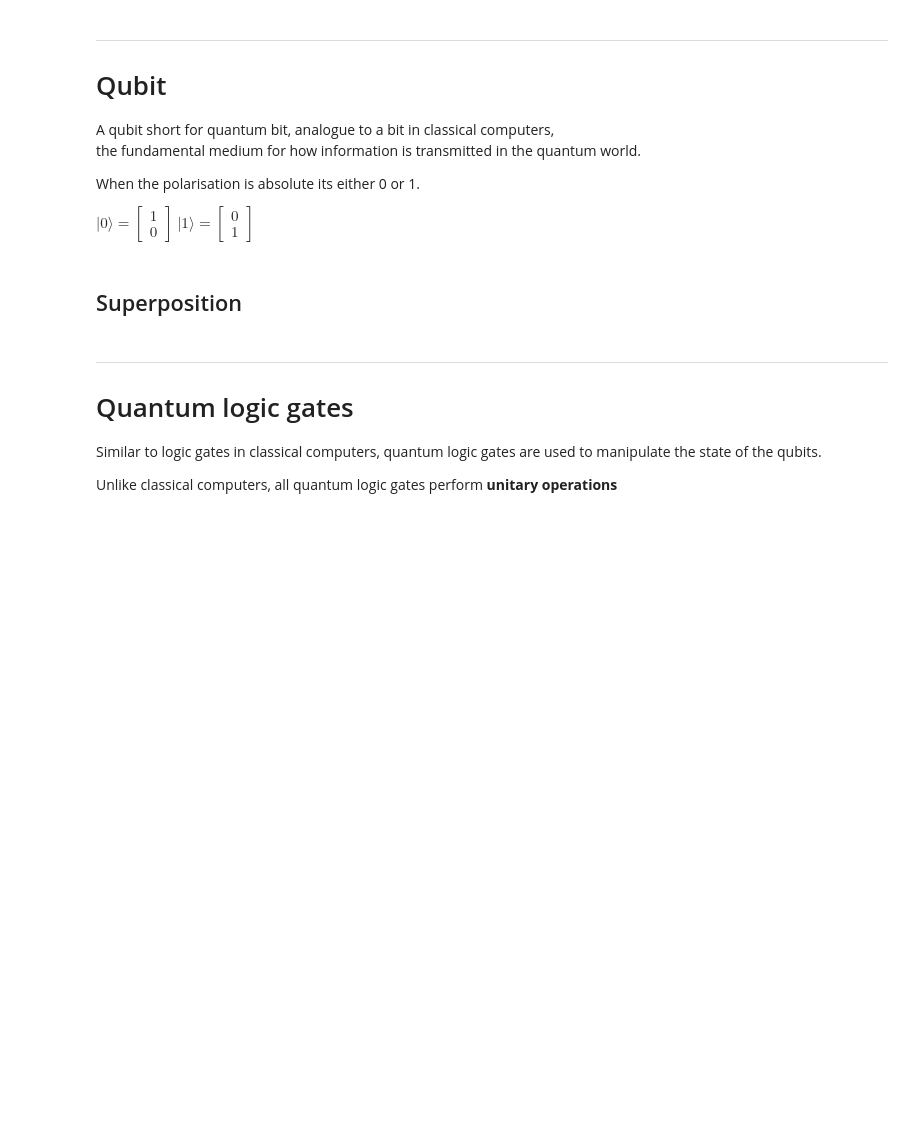
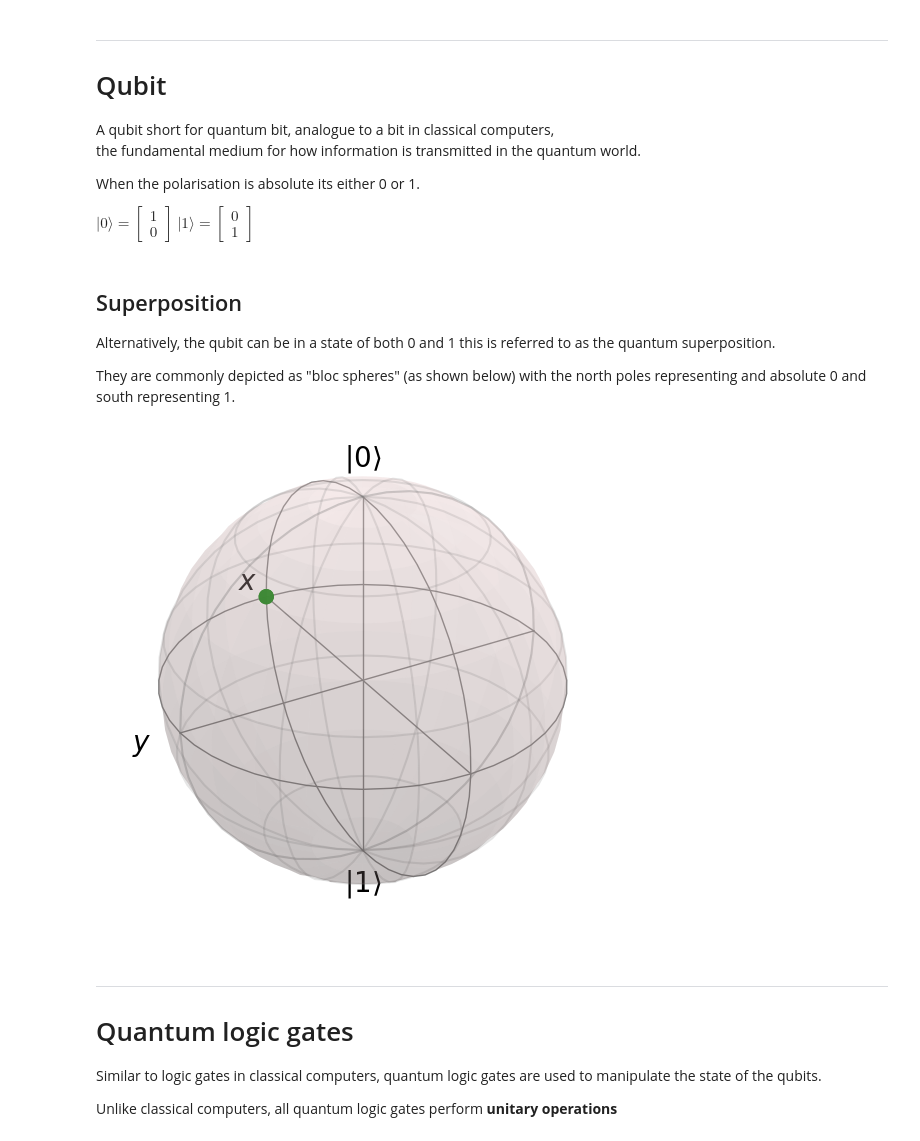
Before and after one commit to G00378925/emerging-technologies, a Jupyter notebook: notebooks/05-quantum-computing.ipynb, the cells around one changed output. Saved outputs shown, nothing was run; the diff lists cells and outputs as text; code cells hidden in the pictures; blank space fills up the shorter version.

Commit message:
Adding Bloc spheres and updates to README

```diff
--- a/notebooks/05-quantum-computing.ipynb
+++ b/notebooks/05-quantum-computing.ipynb
@@ -33,6 +65,30 @@ $|0\rangle = \begin{bmatrix} 1 \\ 0 \end{bmatrix}$
 $|1\rangle = \begin{bmatrix} 0 \\ 1 \end{bmatrix}$
 # %% [markdown]
 ## Superposition
+
+Alternatively, the qubit can be in a state of both 0 and 1 this is
+referred to as the quantum superposition.
+
+They are commonly depicted as "bloc spheres" (as shown below)
+with the north poles representing and absolute 0 and south representing 1.
+# %%
+# Uncomment this line if you haven't qutip installed
+# !pip install qutip
+
+import qutip
+import matplotlib.pyplot as plt
+
+b = qutip.Bloch()
+b.point_color = ['g']
+b.point_marker = ['o']
+b.point_size = [100]
+b.view = [60, 30]
+
+# Position of point on sphere
+b.add_points([1, 0, 0])
+b.show()
+# %% [output]
+[figure, added]
 # %% [markdown]
 ***
 # Quantum logic gates
```
Also changed, not shown: parts of 10 cells of this notebook, 1 other file.
